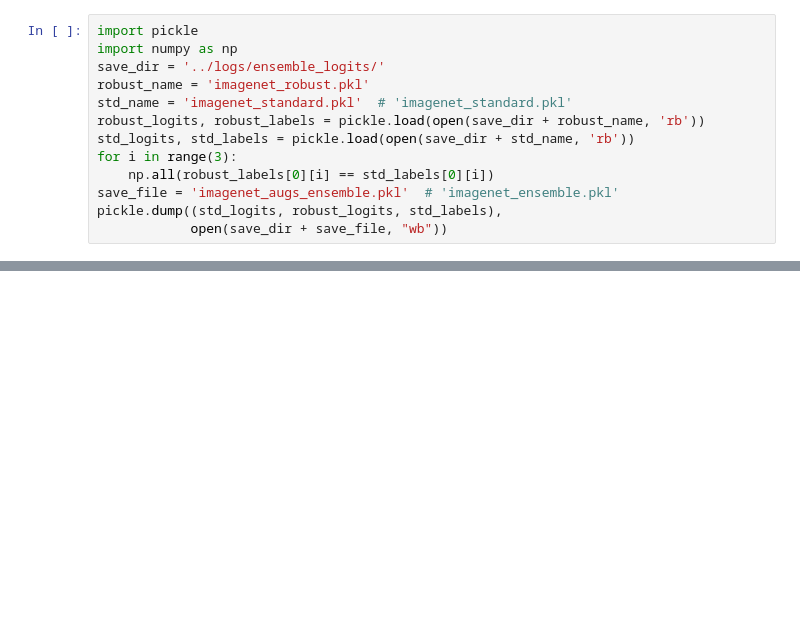
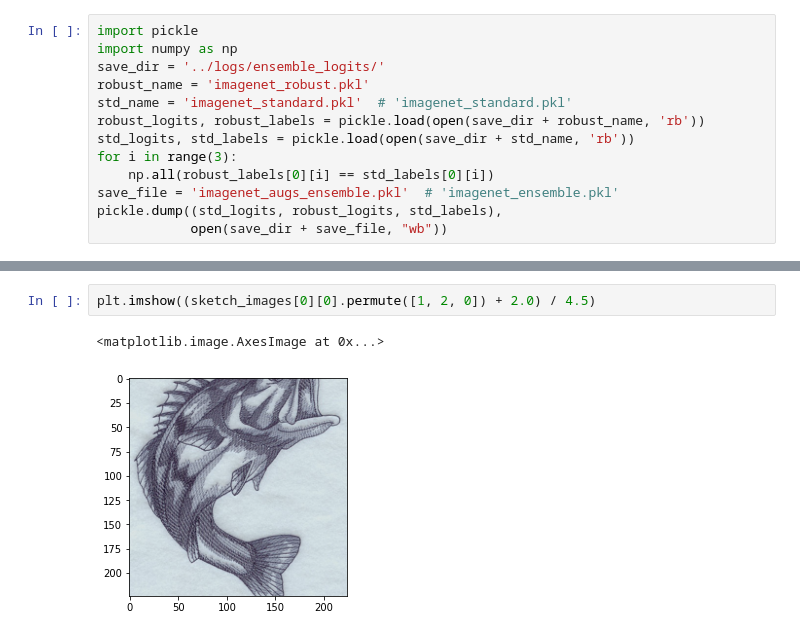
Before and after one commit to AnanyaKumar/transfer_learning, a Jupyter notebook: scripts/clip_zeroshot_imagenet.ipynb, the cells around one changed output, grey strips where cells are left out. Drawn from its saved outputs; the diff is of its cells as text; blank space fills up the shorter version.

```diff
--- a/scripts/clip_zeroshot_imagenet.ipynb
+++ b/scripts/clip_zeroshot_imagenet.ipynb
@@ -275,0 +400,5 @@ True
+# %%
+plt.imshow((sketch_images[0][0].permute([1, 2, 0]) + 2.0) / 4.5)
+# %% [output]
+<matplotlib.image.AxesImage at 0x...>
+[figure, added]
```
Also changed, not shown: parts of 18 cells of this notebook, 12 other files.
